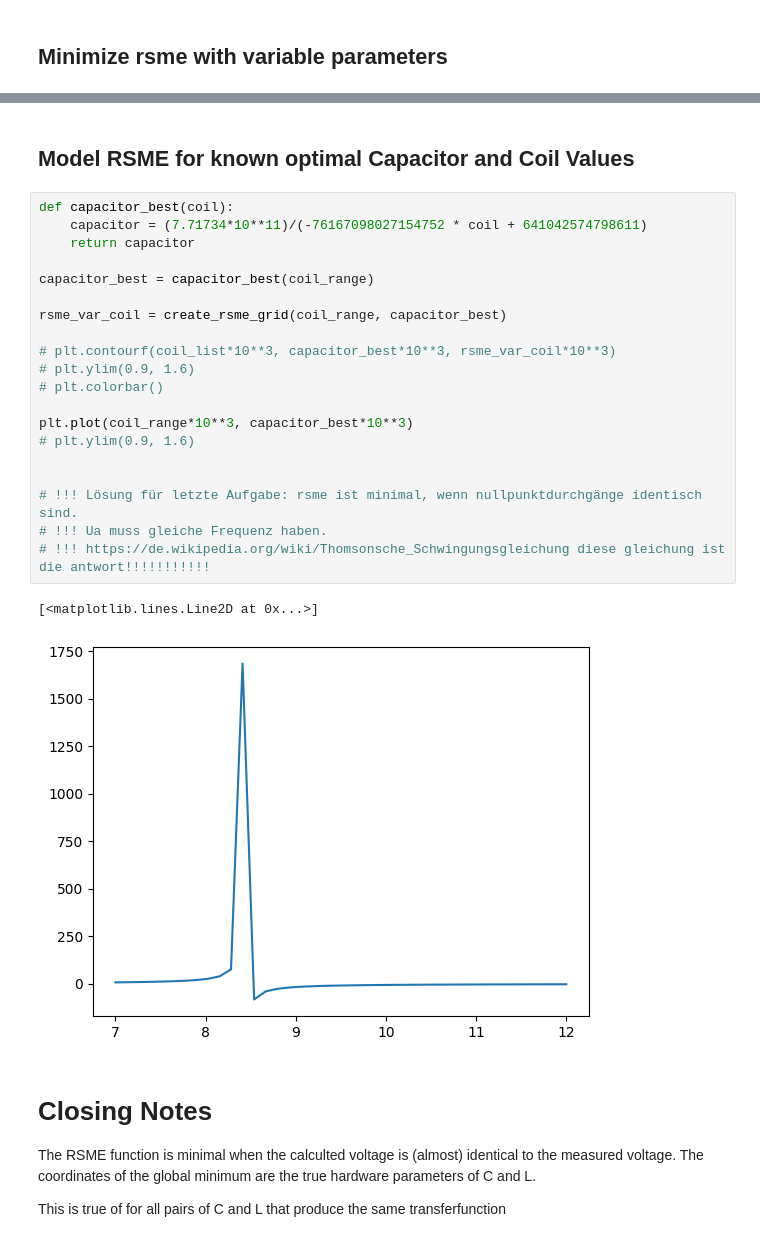
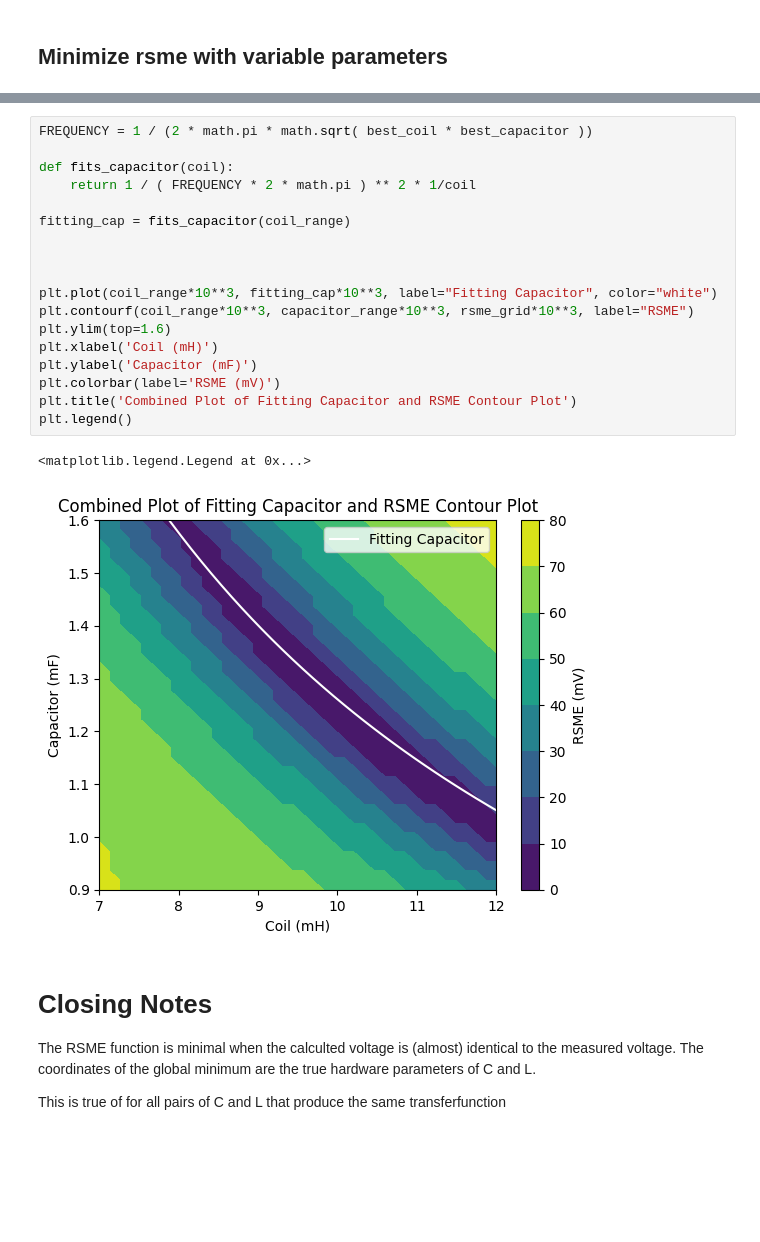
Before and after one commit to JaxRaffnix/Modellbildung-Simulation, a Jupyter notebook: exercise 7/tasks.ipynb, the cells around one changed output, grey strips where cells are left out. Drawn from its saved outputs; the diff is of its cells as text; blank space fills up the shorter version.

```diff
--- a/exercise 7/tasks.ipynb
+++ b/exercise 7/tasks.ipynb
@@ -220,28 +196,24 @@ Frequency of U_a measured:  43.91  Hz
-# %% [markdown]
-## Model RSME for known optimal Capacitor and Coil Values
-# %%
-def capacitor_best(coil):
-    capacitor = (7.71734*10**11)/(-76167098027154752 * coil + 641042574798611)
-    return capacitor
-
-capacitor_best = capacitor_best(coil_range)
-
-rsme_var_coil = create_rsme_grid(coil_range, capacitor_best)
-
-# plt.contourf(coil_list*10**3, capacitor_best*10**3, rsme_var_coil*10**3)
-# plt.ylim(0.9, 1.6)
-# plt.colorbar()
-
-plt.plot(coil_range*10**3, capacitor_best*10**3)
-# plt.ylim(0.9, 1.6)
-
-
-# !!! Lösung für letzte Aufgabe: rsme ist minimal, wenn nullpunktdurchgänge identisch sind.
-# !!! Ua muss gleiche Frequenz haben.
-# !!! https://de.wikipedia.org/wiki/Thomsonsche_Schwingungsgleichung diese gleichung ist die antwort!!!!!!!!!!!
-# %% [output]
-[<matplotlib.lines.Line2D at 0x...>]
-[figure, removed]
+# %%
+FREQUENCY = 1 / (2 * math.pi * math.sqrt( best_coil * best_capacitor ))
+
+def fits_capacitor(coil):
+    return 1 / ( FREQUENCY * 2 * math.pi ) ** 2 * 1/coil
+
+fitting_cap = fits_capacitor(coil_range)
+
+
+
+plt.plot(coil_range*10**3, fitting_cap*10**3, label="Fitting Capacitor", color="white")
+plt.contourf(coil_range*10**3, capacitor_range*10**3, rsme_grid*10**3, label="RSME")
+plt.ylim(top=1.6)
+plt.xlabel('Coil (mH)')
+plt.ylabel('Capacitor (mF)')
+plt.colorbar(label='RSME (mV)')
+plt.title('Combined Plot of Fitting Capacitor and RSME Contour Plot')
+plt.legend()
+# %% [output]
+<matplotlib.legend.Legend at 0x...>
+[figure, added]
 # %% [markdown]
 # Closing Notes
 
```
Also changed, not shown: parts of 10 cells of this notebook.
